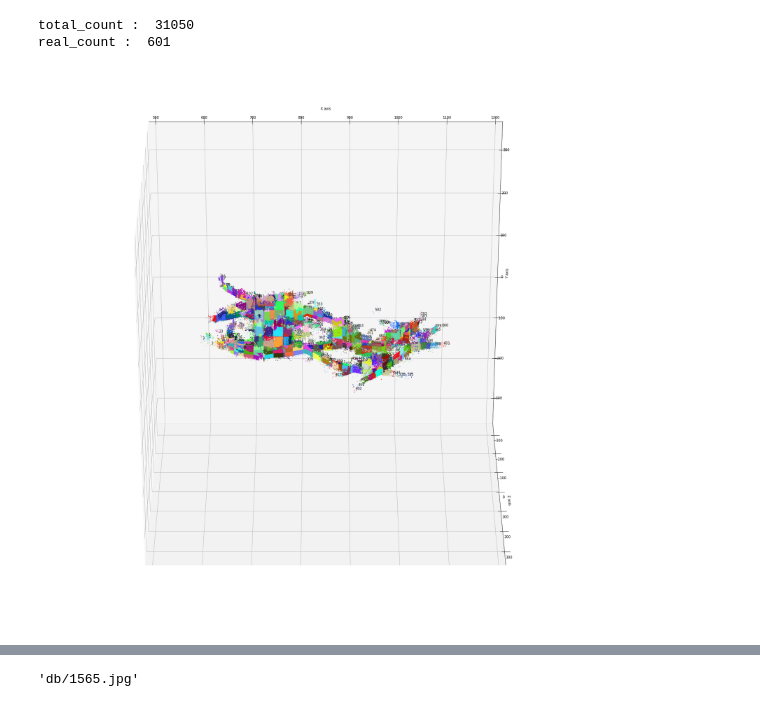
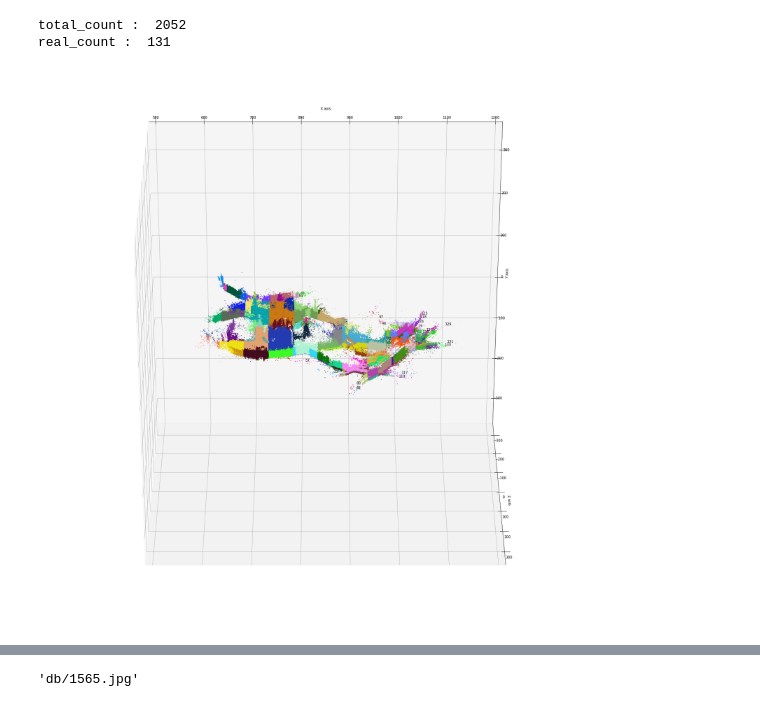
Before and after one commit to engineerjkk/MakingVoxels, a Jupyter notebook: MakingCovisibility.ipynb, the cells around one changed output, grey strips where cells are left out. Cells and saved outputs as stored; diff of their text form; code cells hidden in the pictures.

```diff
--- a/MakingCovisibility.ipynb
+++ b/MakingCovisibility.ipynb
@@ -1,6 +1,6 @@
 # %%
 import pandas as pd
-with open("points3D.txt") as f:
+with open("sfm_sift/points3D.txt") as f:
     points3D = f.read().splitlines()
 # %%
 from tqdm import tqdm
@@ -78,7 +78,7 @@ ax = plt.axes(projection='3d')
 VoxelID=[]
 total_count=0 #빈 복셀도 포함한 전체 연산하는 복셀의
 real_count=0 #실제 값이 10개이상있는 복셀들 수
-interval=20 #복셀들간의 간격 여기서는 하나의 복셀의 크기가 interval^3의 크기가 된다.
+interval=50 #복셀들간의 간격 여기서는 하나의 복셀의 크기가 interval^3의 크기가 된다.
 for i in tqdm(range(int(min(X)-1),int(max(X))+1,interval)):#X좌표 최솟값부터 최댓값까지 interval 간격으로 for문을 돈다.
     for j in range(int(min(Y)-1),int(max(Y))+1,interval):#Y좌표 최솟값부터 최댓값까지 interval 간격으로 for문을 돈다.
         for k in range(int(min(Z)-1),int(max(Z))+1,interval):#Z좌표 최솟값부터 최댓값까지 interval 간격으로 for문을 돈다.
@@ -92,36 +92,36 @@ for i in tqdm(range(int(min(X)-1),int(max(X))+1,interval)):#X좌표 최솟값부
                   y2.append(y)
                   z2.append(z)
             total_count=total_count+1
             if len(x2) >=10:#복셀안에 3D point가 10개 이상인것만 scatter한다. 그 미만은 noise라고 보는것.
                 real_count=real_count+1 #실제 복셀값 카운트
                 ax.scatter(x2, y2,z2,s=1, c=np.random.rand(3,))#같은 복셀안에있는 값은 같은 색상으로 한다. 여기가 indexing해주는 부분이다.
                 ax.text(mean(x2),mean(y2),mean(z2),  '%s' % (str(real_count)), size=10, zorder=1,  color='k') #각 복셀에 3D point의 평균 좌표값에다가 해당 voxel index를 같이 표기해준다.
                 for l in range(0,len(x2)):
                     VoxelID.append(real_count)
                     #print(real_count)
             else:
                 for l in range(0,len(x2)):
                     VoxelID.append(0)
                     #print(0)
 print('total_count : ',total_count)
 print('real_count : ',real_count)
 
 #size 700 by 700 by 700으로 정사각형 박스안에 그려준다. 정사각형이 되지않으면 그림이 찌그러지기 때문이다.
 ax.set_xlim(500,1200)
 ax.set_ylim(-350,350)
 ax.set_zlim(-350,350)
 # X,Y,Z축 표시
 ax.set_xlabel('X axis')
 ax.set_ylabel('Y axis')
 ax.set_zlabel('Z axis')
 
 #좀더 가독성을 위해 위아래 120도 평면상으로 -90도였을 때 가장 보기 좋다.
 ax.view_init(elev=120, azim=-90)
 plt.show()
 # %% [output]
-total_count :  31050
-real_count :  601
+total_count :  2052
+real_count :  131
-[figure, old version]
+[figure, new version]
 # %%
 ax.view_init(elev=90, azim=-90)
 fig
```
Also changed, not shown: parts of 7 cells of this notebook, 2 other files.
